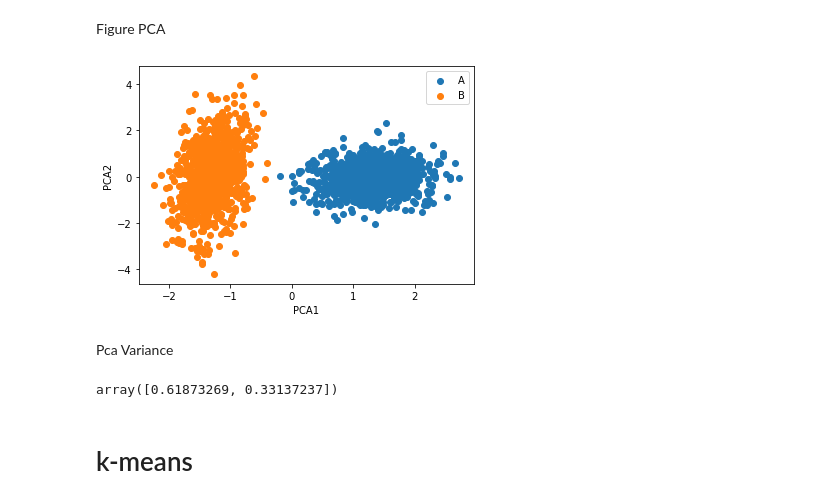
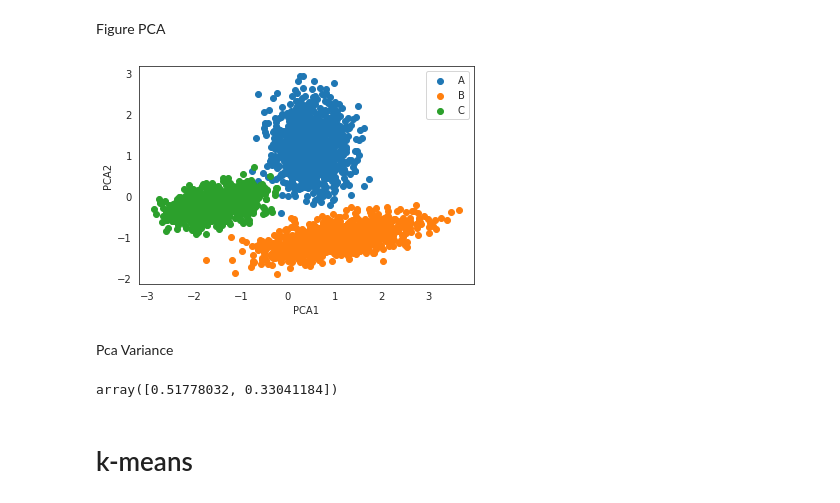
Before and after one commit to Allen13x/Intro2Py, a Jupyter notebook: Stat/Stat_ex1.ipynb, the cells around one changed output. Drawn from its saved outputs; the diff is of its cells as text; code cells hidden in the pictures.

```diff
--- a/Stat/Stat_ex1.ipynb
+++ b/Stat/Stat_ex1.ipynb
@@ -14,10 +14,10 @@ import seaborn as sns
 Dummy example: gene expression from 3
           # gene over 2000 samples from 2 different tissues (numbers are purely hypotetical)
 # %%
-dummy = {'Gene1' : np.concatenate((rand.normal(0,30,1000),rand.normal(110,20,1000)),axis = None),
-        'Gene2' : np.concatenate((rand.normal(10,5,1000), rand.normal(-10,2,1000)),axis=None),
-        'Gene3' : np.concatenate((rand.normal(49,10,1000), rand.normal(50,20,1000)),axis=None),
-        'Target' : ['A']*1000 + ['B']*1000}
+dummy = {'Gene1' : np.concatenate((rand.normal(0,30,1000),rand.normal(110,20,1000), rand.normal(-1000,2,1000)),axis = None),
+        'Gene2' : np.concatenate((rand.normal(10,5,1000), rand.normal(-10,2,1000),rand.normal(0,2,1000)),axis=None),
+        'Gene3' : np.concatenate((rand.normal(49,10,1000), rand.normal(50,20,1000),rand.normal(30,12,1000)),axis=None),
+        'Target' : ['A']*1000 + ['B']*1000 + ['C']*1000}
 # %%
 dummy = pd.DataFrame(dummy)
 # %% [markdown]
@@ -43,24 +43,24 @@ Figure PCA
 # %%
 fig = plt.figure(facecolor='w')
 ax = fig.add_subplot(1,1,1)
 ax.set_xlabel('PCA1')
 ax.set_ylabel('PCA2')
 
-for tar in ['A','B']:
+for tar in ['A','B','C']:
     #print(tar)
     ax.scatter(data = dummy_finale[dummy_finale['Target'] == tar], x='principal component 1', y = 'principal component 2')
 
-ax.legend(['A','B'])
+ax.legend(['A','B','C'])
 
 plt.savefig('pca.png')
 # %% [output]
-[figure, old version]
+[figure, new version]
 # %% [markdown]
 Pca Variance
 # %%
 pca.explained_variance_ratio_
 # %% [output]
-array([0.61873269, 0.33137237])
+array([0.51778032, 0.33041184])
 # %% [markdown]
 # k-means
 # %% [markdown]
```
Also changed, not shown: parts of 9 cells of this notebook, 4 other files.
